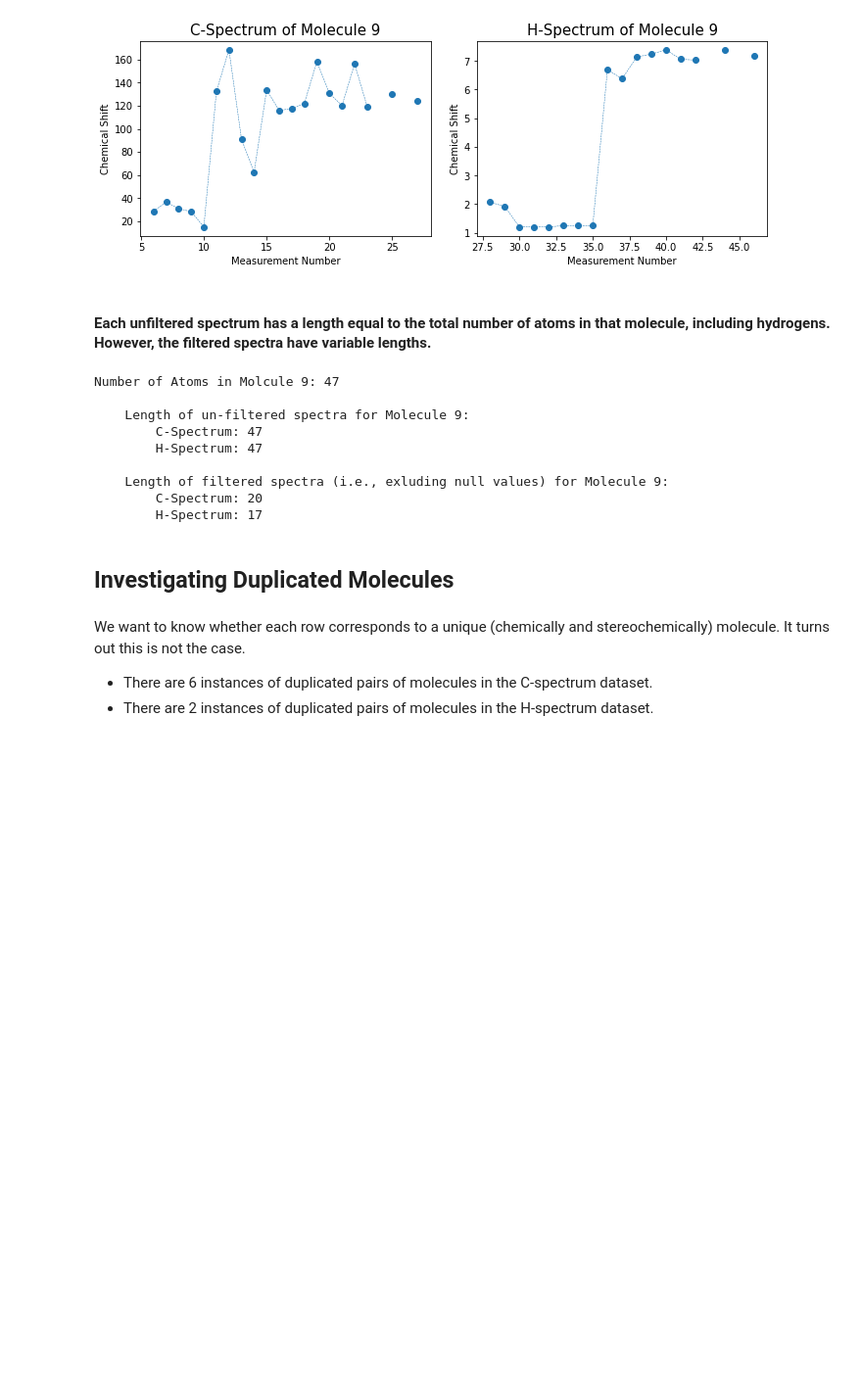
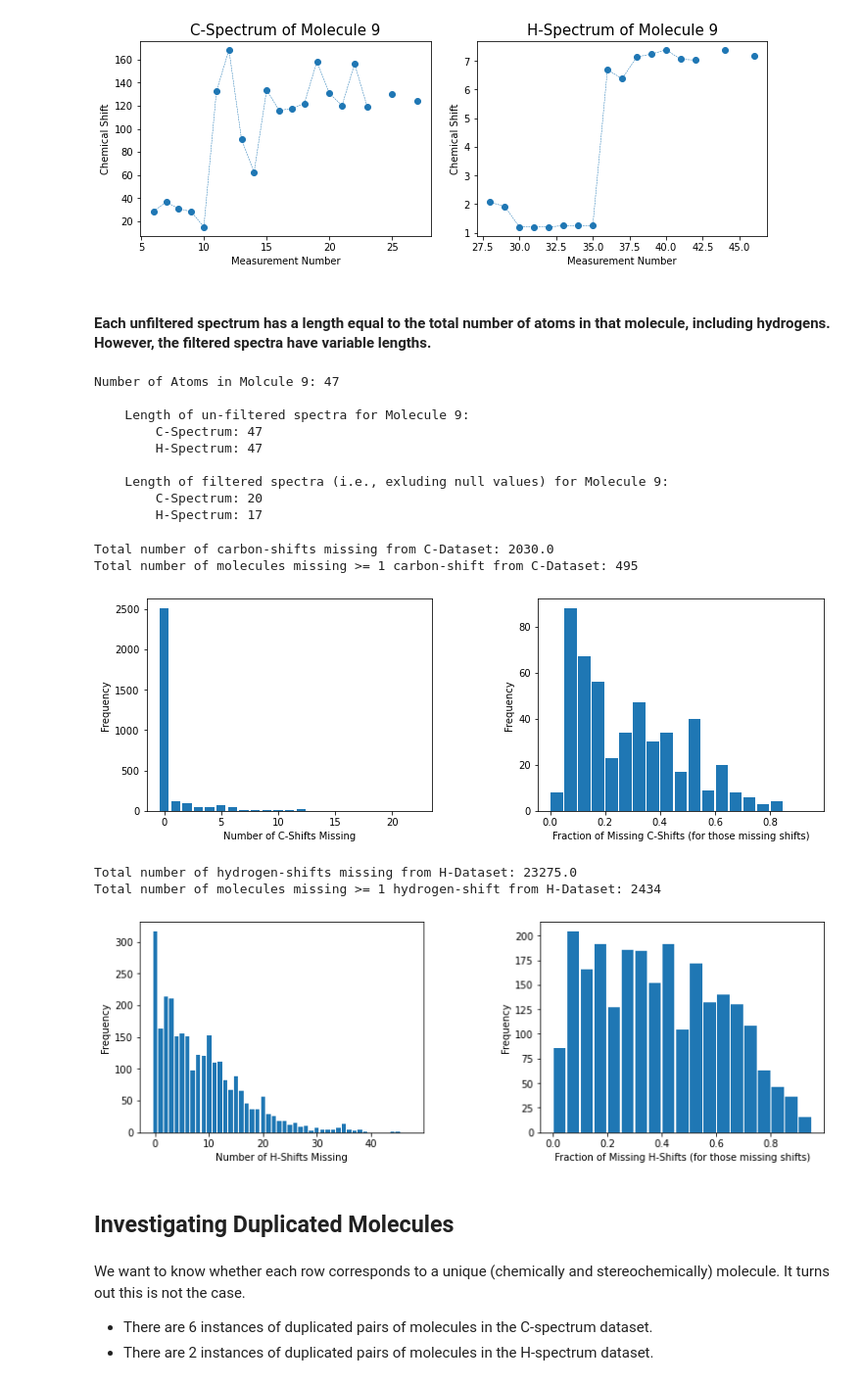
Before and after one commit to PattanaikL/chiral_gnn, a Jupyter notebook: data/nmr/nmr_exploration.ipynb, the cells around one changed output. Shown at 98% size. Drawn from its saved outputs; the diff is of its cells as text; code cells hidden in the pictures; blank space fills up the shorter version.

```diff
--- a/data/nmr/nmr_exploration.ipynb
+++ b/data/nmr/nmr_exploration.ipynb
@@ -169,6 +196,75 @@ Number of Atoms in Molcule 9: 47
     Length of filtered spectra (i.e., exluding null values) for Molecule 9:
         C-Spectrum: 20
         H-Spectrum: 17
+# %%
+# Does each carbon/hydrogen nuclei have a specified chemical shift? Or are there molecules that have some of their shifts missing?
+# Note that missing shifts could be due to chemical equivalence--but this depends on how the data were collected (experimental vs. DFT)
+
+from rdkit.Chem import rdqueries
+
+shifts_missing_number_C = np.zeros(len(data_df_C))
+shifts_missing_percentage_C = np.zeros(len(data_df_C))
+for i in range(len(data_df_C)):
+    mol = rdkit.Chem.MolFromSmiles(data_df_C.iloc[i].SMILES)
+    q = rdqueries.AtomNumEqualsQueryAtom(6)
+    shifts_missing_number_C[i] = len(mol.GetAtomsMatchingQuery(q)) - len(mask_delete_data(data_df_C.iloc[i].spectrum_C))
+    shifts_missing_percentage_C[i] = 1 - len(mask_delete_data(data_df_C.iloc[i].spectrum_C)) / len(mol.GetAtomsMatchingQuery(q))
+
+print(f"""Total number of carbon-shifts missing from C-Dataset: {np.sum(shifts_missing_number_C)}""")
+print(f"""Total number of molecules missing >= 1 carbon-shift from C-Dataset: {len(np.where(shifts_missing_number_C>0)[0])}""")
+fig, ax = plt.subplots(nrows=1, ncols=2)
+bins = np.array((range(0, int(max(shifts_missing_number_C))))) - 0.5
+ax[0].hist(shifts_missing_number_C, rwidth =0.8, bins = bins)
+ax[0].set_xlabel("Number of C-Shifts Missing")
+ax[0].set_ylabel("Frequency")
+
+bins = np.array(np.arange(0,100,5))/100
+ax[1].hist(shifts_missing_percentage_C[np.where(shifts_missing_percentage_C != 0)[0]], rwidth =0.9, bins = bins)
+ax[1].set_xlabel("Fraction of Missing C-Shifts (for those missing shifts)")
+ax[1].set_ylabel("Frequency")
+
+fig.tight_layout(pad = 2)
+fig.set_figheight(4)
+fig.set_figwidth(12)
+plt.show()
+
+shifts_missing_number_H = np.zeros(len(data_df_H))
+shifts_missing_percentage_H = np.zeros(len(data_df_H))
+for i in range(len(data_df_H)):
+    mol = rdkit.Chem.MolFromSmiles(data_df_H.iloc[i].SMILES)
+    mol = rdkit.Chem.AddHs(mol)
+    q = rdqueries.AtomNumEqualsQueryAtom(1)
+
+    assert rdkit.Chem.rdchem.Mol.GetNumAtoms(mol) == len(data_df_H.iloc[i].spectrum_H) #confirms that we added the correct number of Hs
+
+    shifts_missing_number_H[i] = len(mol.GetAtomsMatchingQuery(q)) - len(mask_delete_data(data_df_H.iloc[i].spectrum_H))
+    shifts_missing_percentage_H[i] = 1.0 - len(mask_delete_data(data_df_H.iloc[i].spectrum_H)) / float(len(mol.GetAtomsMatchingQuery(q)))
+
+
+print(f"""Total number of hydrogen-shifts missing from H-Dataset: {np.sum(shifts_missing_number_H)}""")
+print(f"""Total number of molecules missing >= 1 hydrogen-shift from H-Dataset: {len(np.where(shifts_missing_number_H>0)[0])}""")
+fig, ax = plt.subplots(nrows=1, ncols=2)
+bins = np.array((range(0, int(max(shifts_missing_number_H))))) - 0.5
+ax[0].hist(shifts_missing_number_H, rwidth =0.8, bins = bins)
+ax[0].set_xlabel("Number of H-Shifts Missing")
+ax[0].set_ylabel("Frequency")
+
+bins = np.array(np.arange(0,100,5) )/100
+ax[1].hist(shifts_missing_percentage_H[np.where(shifts_missing_percentage_H != 0.0)[0]], rwidth = 0.9, bins = bins)
+ax[1].set_xlabel("Fraction of Missing H-Shifts (for those missing shifts)")
+ax[1].set_ylabel("Frequency")
+
+fig.tight_layout(pad = 2)
+fig.set_figheight(4)
+fig.set_figwidth(12)
+plt.show()
+# %% [output]
+Total number of carbon-shifts missing from C-Dataset: 2030.0
+Total number of molecules missing >= 1 carbon-shift from C-Dataset: 495
+[figure, added]
+Total number of hydrogen-shifts missing from H-Dataset: 23275.0
+Total number of molecules missing >= 1 hydrogen-shift from H-Dataset: 2434
+[figure, added]
 # %% [markdown]
 ## Investigating Duplicated Molecules
 # %% [markdown]
```
Also changed, not shown: parts of 12 cells of this notebook.
